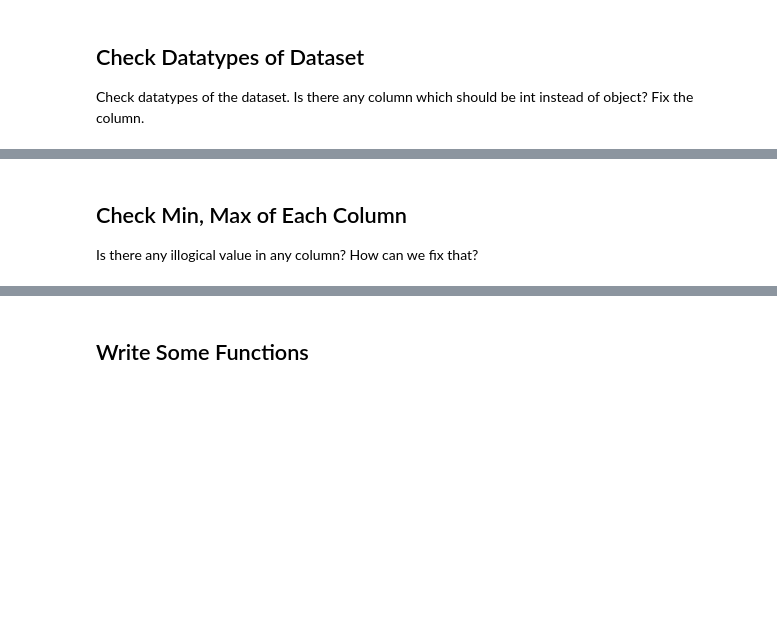
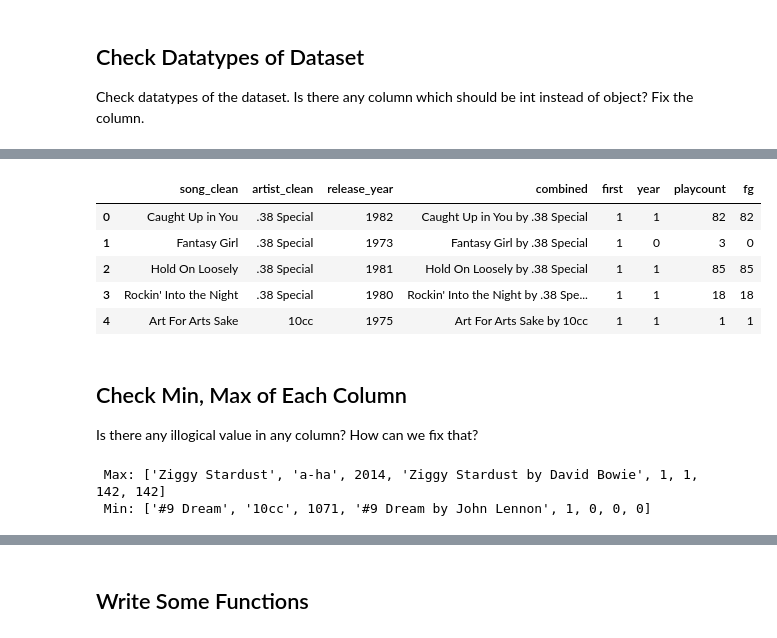
Before and after one commit to stephen520254/Stephen_IOD_lab_work, a Jupyter notebook: IOD_Lab 3.1.1.ipynb, the cells around one changed output, grey strips where cells are left out. Saved outputs shown, nothing was run; the diff lists cells and outputs as text; code cells hidden in the pictures; blank space fills up the shorter version.

```diff
--- a/IOD_Lab 3.1.1.ipynb
+++ b/IOD_Lab 3.1.1.ipynb
@@ -663,3 +737,12 @@ Load rock.csv and clean the dataset.
 ## Check Column Names
 
 Check column names and clean.
+# %%
+import pandas as pd
+import numpy as np
+df = pd.read_csv('rock.csv')
+df.head()
+df.rename(columns={'First?':'First','Year?':'Year','F*G':'FG'}, inplace=True)
+# %%
+df.columns=  [i.replace(' ','_') for i in df.columns.str.lower()]
+df.columns
@@ -669,0 +761,3 @@ Check 'release' column whether this column have any null value or not. Replace n
+# %%
+df['release_year'].fillna(0,inplace=True)
+df['release_year'].isnull().sum()
@@ -674,4 +805,31 @@ Check datatypes of the dataset. Is there any column which should be int instead
+# %%
+med=df['release_year'].median()
+df['release_year'].replace({0:med}, inplace=True)
+df['release_year']=df['release_year'].astype('int32')
+df.head()
+#print(med)
+# %% [output]
+|  | song_clean | artist_clean | release_year | combined | first | year | playcount | fg |
+| 0 | Caught Up in You | .38 Special | 1982 | Caught Up in You by .38 Special | 1 | 1 | 82 | 82 |
+| 1 | Fantasy Girl | .38 Special | 1973 | Fantasy Girl by .38 Special | 1 | 0 | 3 | 0 |
+| 2 | Hold On Loosely | .38 Special | 1981 | Hold On Loosely by .38 Special | 1 | 1 | 85 | 85 |
+| 3 | Rockin' Into the Night | .38 Special | 1980 | Rockin' Into the Night by .38 Spe... | 1 | 1 | 18 | 18 |
+| 4 | Art For Arts Sake | 10cc | 1975 | Art For Arts Sake by 10cc | 1 | 1 | 1 | 1 |
 # %% [markdown]
 ## Check Min, Max of Each Column
 
 Is there any illogical value in any column? How can we fix that?
+# %%
+df['artist_clean'].replace({'.38 Special':'38 Special'}, inplace=True)
+df.loc[1504,'release_year']= 1972
+max_=[]
+min_=[]
+for i in range(len(df.columns)):
+    max_.append(df.iloc[:,i].max())
+    min_.append(df.iloc[:,i].min())
+
+print(f" Max: {max_}")
+print(f" Min: {min_}")
+# %% [output]
+ Max: ['Ziggy Stardust', 'a-ha', 2014, 'Ziggy Stardust by David Bowie', 1, 1, 142, 142]
+ Min: ['#9 Dream', '10cc', 1071, '#9 Dream by John Lennon', 1, 0, 0, 0]
```
Also changed, not shown: parts of 48 cells of this notebook, 1 other file.
